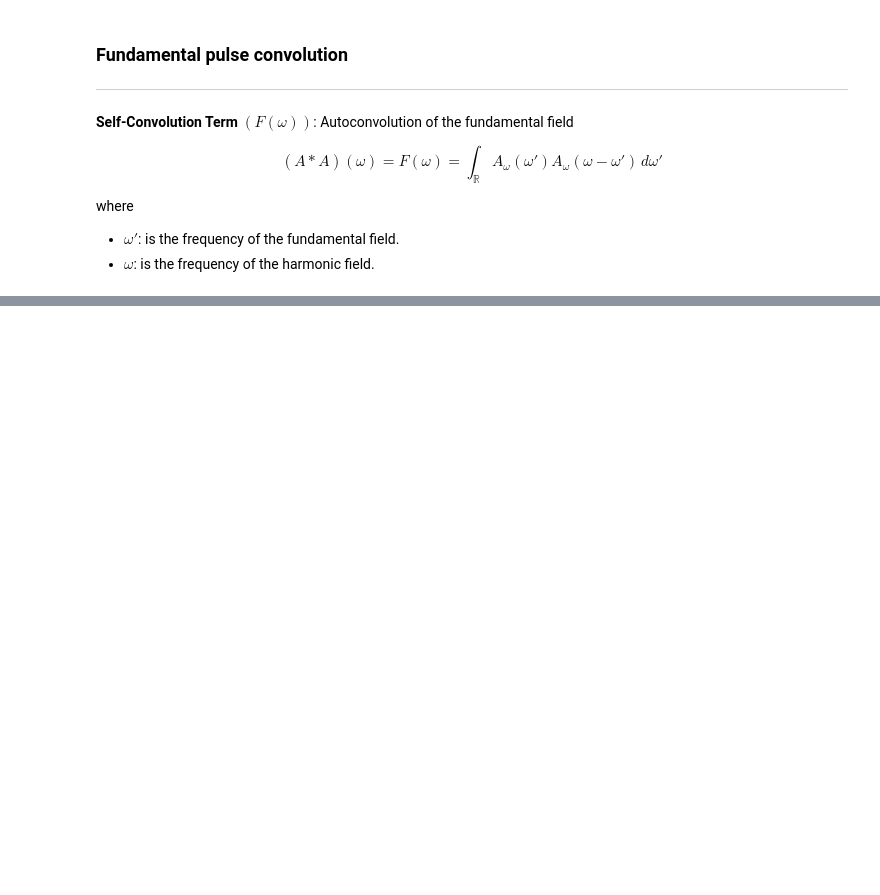
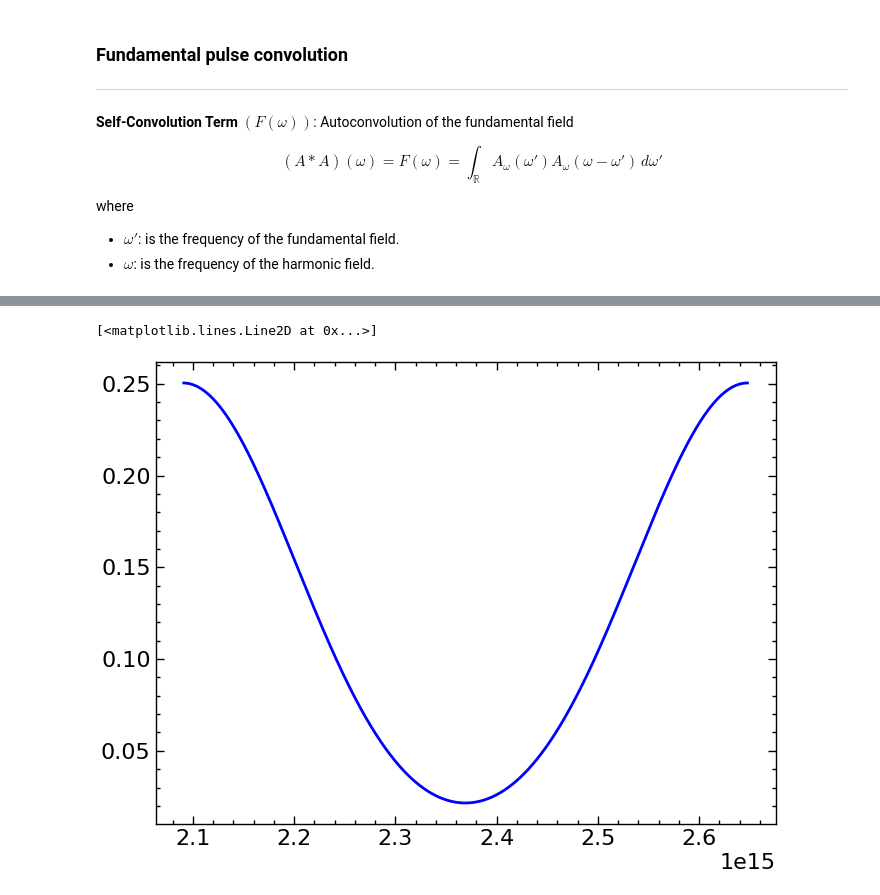
Before and after one commit to jusrojasrod/SHG-and-PDC-simulation, a Jupyter notebook: notebooks/exploracion/SHG_pulse.ipynb, the cells around one changed output, grey strips where cells are left out. Drawn from its saved outputs; the diff is of its cells as text; code cells hidden in the pictures; blank space fills up the shorter version.

```diff
--- a/notebooks/exploracion/SHG_pulse.ipynb
+++ b/notebooks/exploracion/SHG_pulse.ipynb
@@ -128,0 +173,20 @@ plt.plot(omega, conv_fundamental_pulse, color='blue', linestyle='-')
+# %%
+N =1000 # Una potencia de 2 seia ideal
+
+# define frequency range for FFT
+omega_min = np.min(omega)
+omega_max = np.max(omega)
+domega = (omega_max - omega_min) / (N-1)  # steps
+omega_range = np.linspace(omega_min, omega_max, N)
+
+# Transfom to time domain
+A_time = np.fft.ifft(A_omega) # Inverse Forier Fast Transformation to get A_(t)
+
+# convolution in time domain
+A_time_squared = A_time * A_time
+
+# Transform back to frequency domain to get F(omega)
+F_omega = np.fft.fft(A_time_squared)
+
+# Interpolate F_omega to the input omega points
+F = np.interp(omega, omega_range, np.abs(F_omega)) # Deben tener la misma cantidad de puntos "omega_range" y "np.abs(F_omega)"
@@ -128,0 +205,5 @@ plt.plot(omega, conv_fundamental_pulse, color='blue', linestyle='-')
+# %%
+plt.plot(omega, F, color='blue', linestyle='-')
+# %% [output]
+[<matplotlib.lines.Line2D at 0x...>]
+[figure, added]
```
Also changed, not shown: parts of 15 cells of this notebook, 3 other files.
